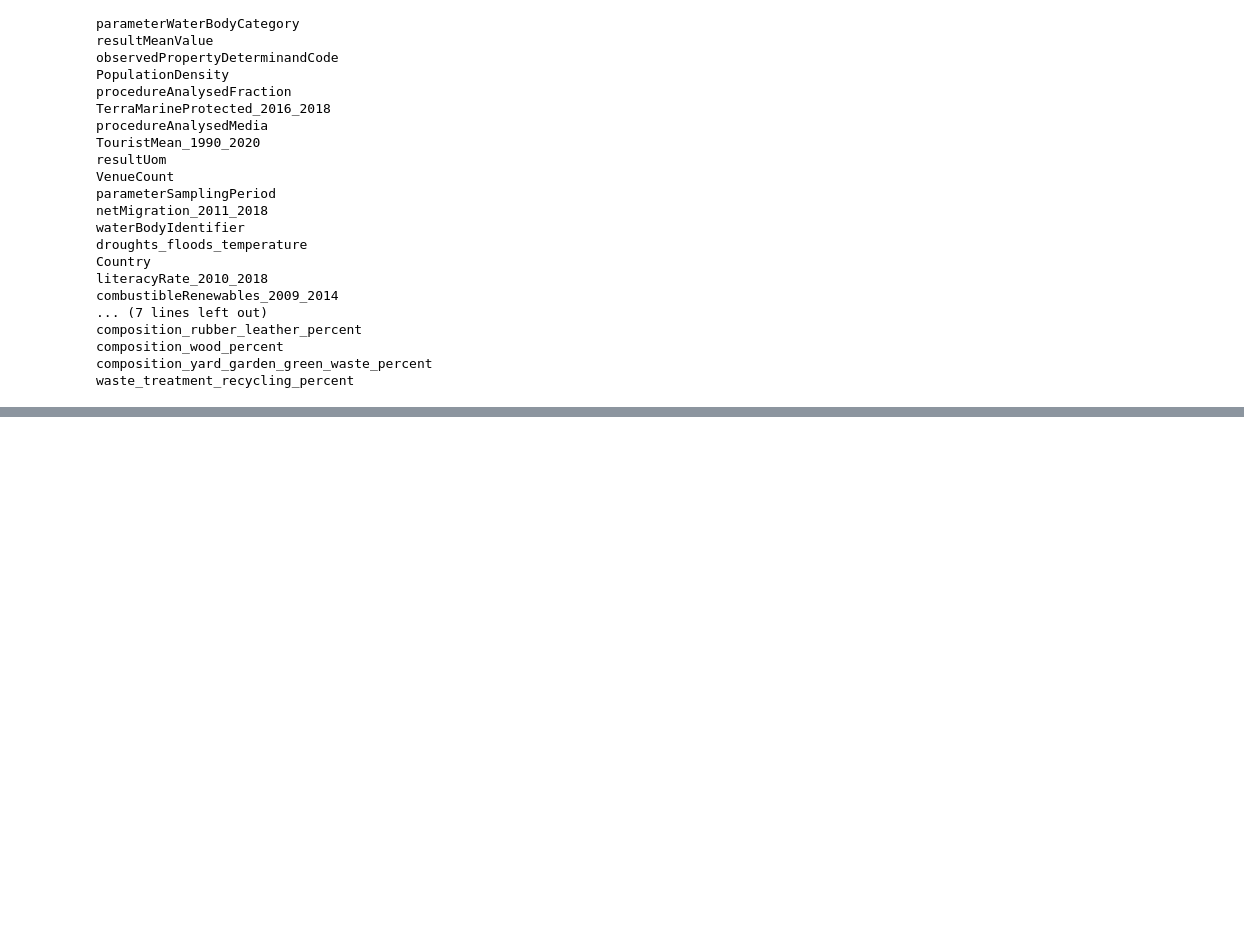
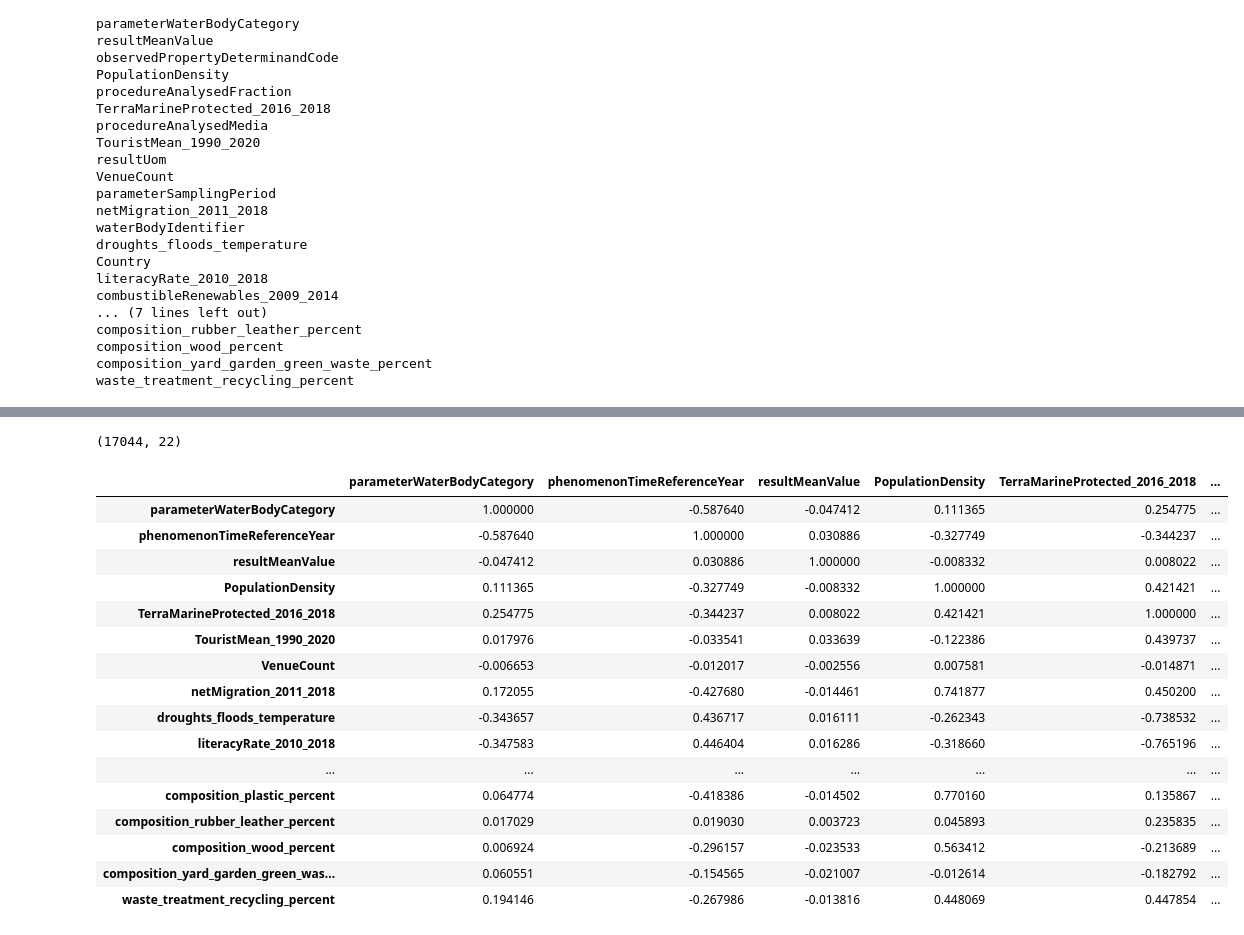
Before and after one commit to Programming-Sai/Water-Quality-Analysis-ML, a Jupyter notebook: notebooks/data_exploration.ipynb, the cells around one changed output, grey strips where cells are left out. Drawn from its saved outputs; the diff is of its cells as text; code cells hidden in the pictures; blank space fills up the shorter version.

```diff
--- a/notebooks/data_exploration.ipynb
+++ b/notebooks/data_exploration.ipynb
@@ -168,0 +629,24 @@ columns_with_issues = [
+# %%
+df.shape
+# %% [output]
+(17044, 22)
+# %%
+df.corr()
+# %% [output]
+|  | parameterWaterBodyCategory | phenomenonTimeReferenceYear | resultMeanValue | PopulationDensity | TerraMarineProtected_2016_2018 | ... |
+| parameterWaterBodyCategory | 1.000000 | -0.587640 | -0.047412 | 0.111365 | 0.254775 | ... |
+| phenomenonTimeReferenceYear | -0.587640 | 1.000000 | 0.030886 | -0.327749 | -0.344237 | ... |
+| resultMeanValue | -0.047412 | 0.030886 | 1.000000 | -0.008332 | 0.008022 | ... |
+| PopulationDensity | 0.111365 | -0.327749 | -0.008332 | 1.000000 | 0.421421 | ... |
+| TerraMarineProtected_2016_2018 | 0.254775 | -0.344237 | 0.008022 | 0.421421 | 1.000000 | ... |
+| TouristMean_1990_2020 | 0.017976 | -0.033541 | 0.033639 | -0.122386 | 0.439737 | ... |
+| VenueCount | -0.006653 | -0.012017 | -0.002556 | 0.007581 | -0.014871 | ... |
+| netMigration_2011_2018 | 0.172055 | -0.427680 | -0.014461 | 0.741877 | 0.450200 | ... |
+| droughts_floods_temperature | -0.343657 | 0.436717 | 0.016111 | -0.262343 | -0.738532 | ... |
+| literacyRate_2010_2018 | -0.347583 | 0.446404 | 0.016286 | -0.318660 | -0.765196 | ... |
+| ... | ... | ... | ... | ... | ... | ... |
+| composition_plastic_percent | 0.064774 | -0.418386 | -0.014502 | 0.770160 | 0.135867 | ... |
+| composition_rubber_leather_percent | 0.017029 | 0.019030 | 0.003723 | 0.045893 | 0.235835 | ... |
+| composition_wood_percent | 0.006924 | -0.296157 | -0.023533 | 0.563412 | -0.213689 | ... |
+| composition_yard_garden_green_was... | 0.060551 | -0.154565 | -0.021007 | -0.012614 | -0.182792 | ... |
+| waste_treatment_recycling_percent | 0.194146 | -0.267986 | -0.013816 | 0.448069 | 0.447854 | ... |
```
Also changed, not shown: parts of 38 cells of this notebook.
